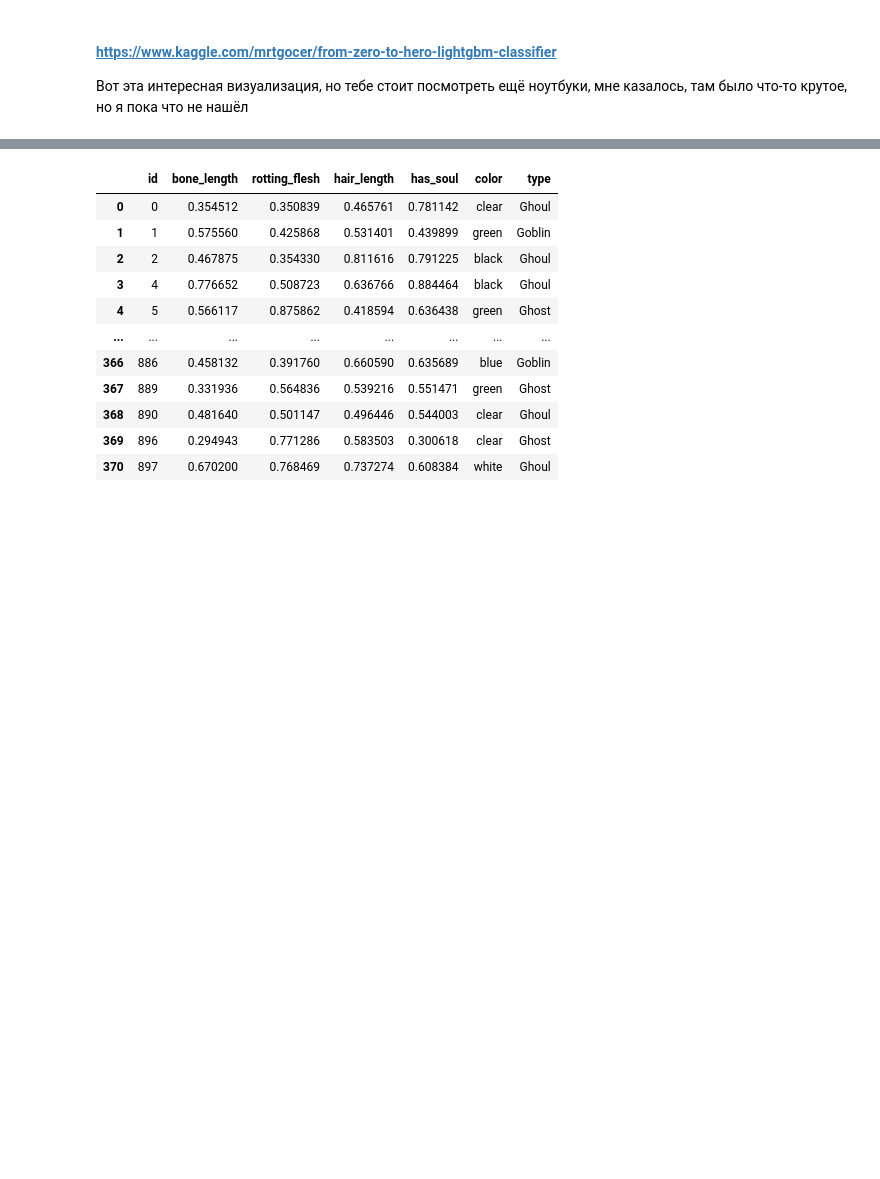
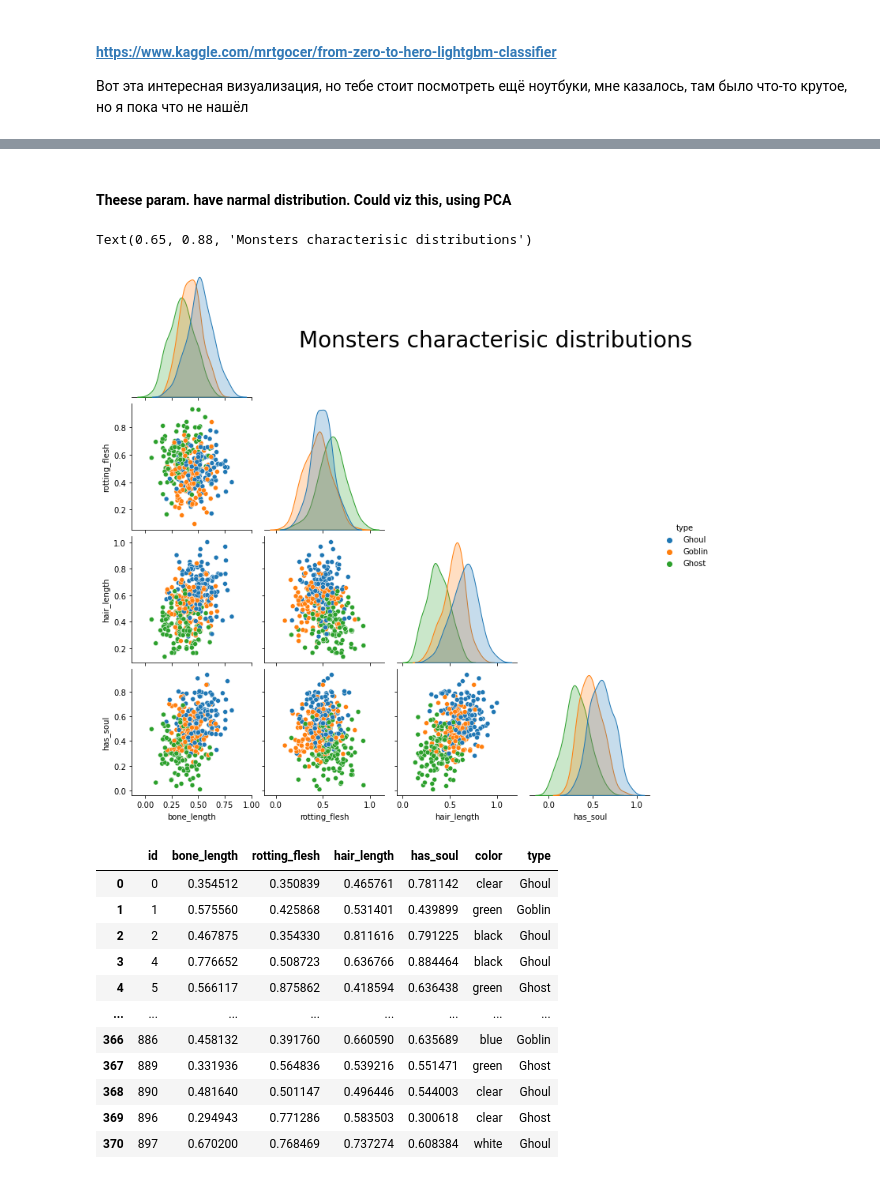
Before and after one commit to Lisstrange/Mini-examples, a Jupyter notebook: ghosts.ipynb, the cells around one changed output, grey strips where cells are left out. Saved outputs shown, nothing was run; the diff lists cells and outputs as text; code cells hidden in the pictures; blank space fills up the shorter version.

```diff
--- a/ghosts.ipynb
+++ b/ghosts.ipynb
@@ -72,3 +121,11 @@ type - target variable: 'Ghost', 'Goblin', and 'Ghoul'
+# %% [markdown]
+#### Theese param. have narmal distribution. Could viz this, using PCA
+# %%
+g = sns.pairplot(train.iloc[:,1:], hue="type", corner=True)
+g.fig.suptitle("Monsters characterisic distributions", fontsize=28, x=0.65, y=0.88)
+# %% [output]
+Text(0.65, 0.88, 'Monsters characterisic distributions')
+[figure, added]
 # %%
 train
 # %% [output]
```
Also changed, not shown: parts of 24 cells of this notebook.
